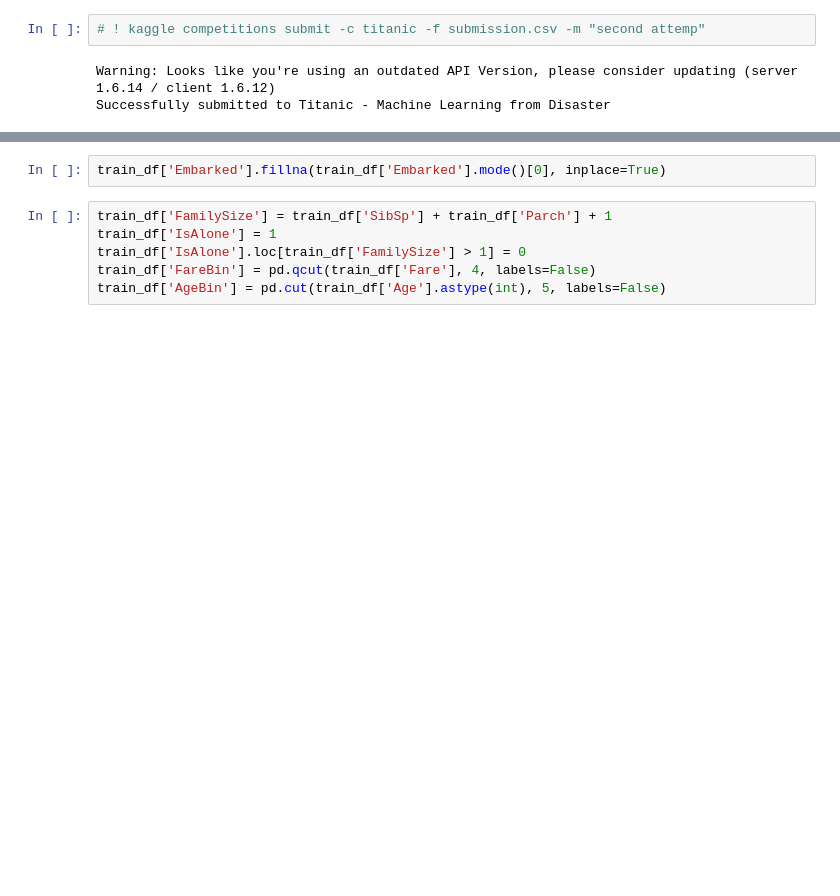
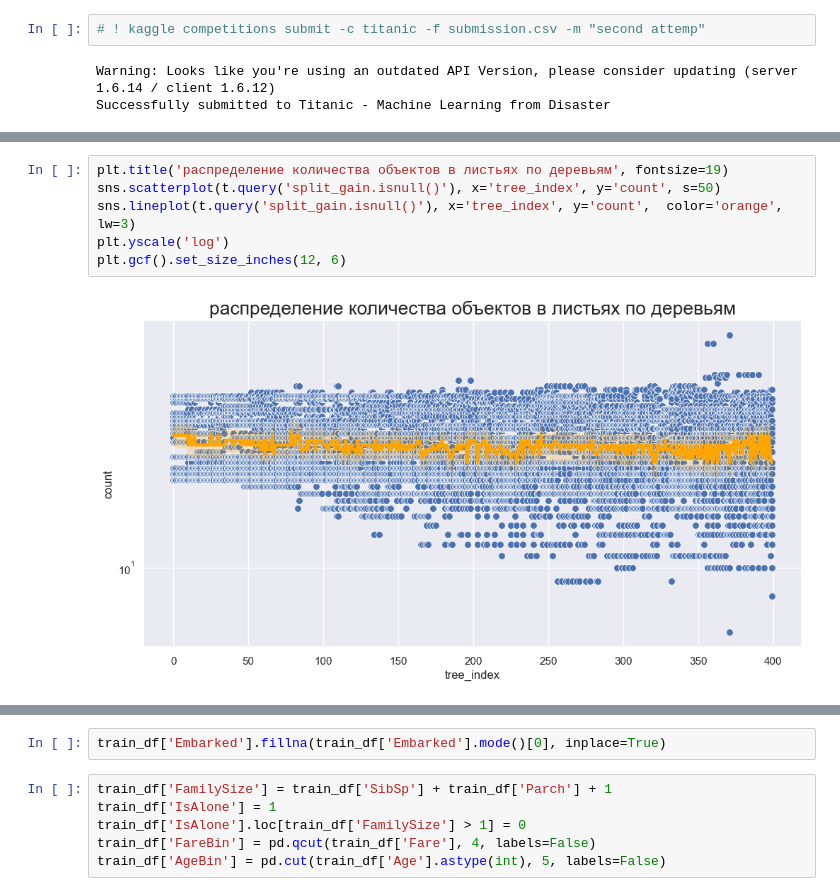
Before and after one commit to Danyocheck/Kaggle-competitions, a Jupyter notebook: titanic/titanic.ipynb, the cells around one changed output, grey strips where cells are left out. Drawn from its saved outputs; the diff is of its cells as text; blank space fills up the shorter version.

```diff
--- a/titanic/titanic.ipynb
+++ b/titanic/titanic.ipynb
@@ -322,0 +541,8 @@ train_df['Fare'].fillna(train_df['Fare'].median(), inplace=True)
+# %%
+plt.title('распределение количества объектов в листьях по деревьям', fontsize=19)
+sns.scatterplot(t.query('split_gain.isnull()'), x='tree_index', y='count', s=50)
+sns.lineplot(t.query('split_gain.isnull()'), x='tree_index', y='count',  color='orange', lw=3)
+plt.yscale('log')
+plt.gcf().set_size_inches(12, 6)
+# %% [output]
+[figure, added]
```
Also changed, not shown: parts of 78 cells of this notebook, 1 other file.
